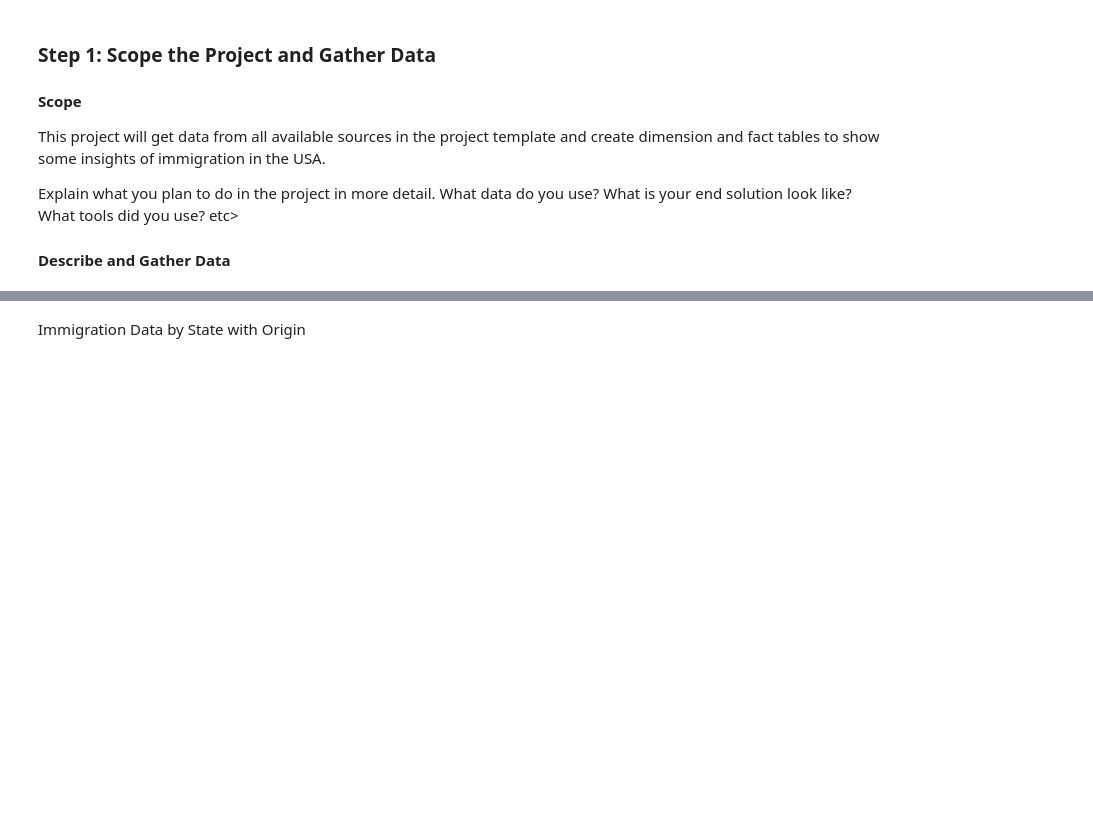
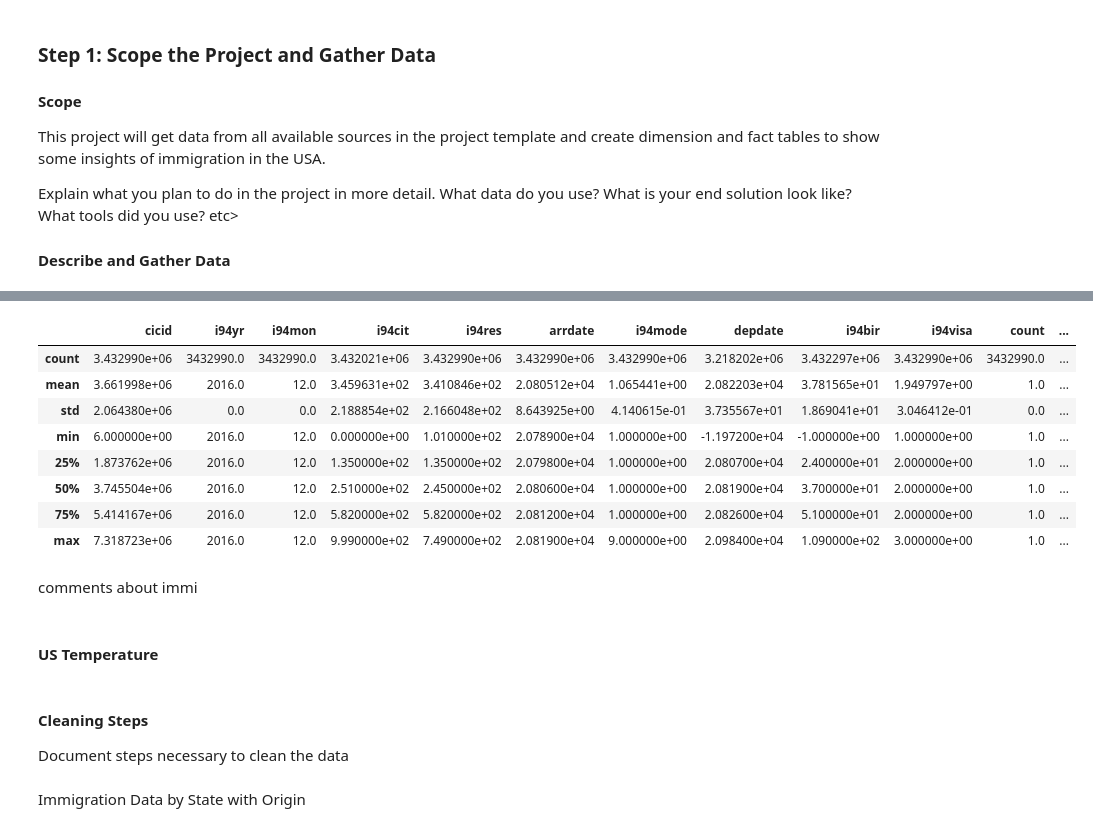
Before and after one commit to sbaezah/Udacity-Data-Engineering-Nanodegree, a Jupyter notebook: DEND-Capstone-Project/Capstone Project Template.ipynb, the cells around one changed output, grey strips where cells are left out. Cells and saved outputs as stored; diff of their text form; code cells hidden in the pictures; blank space fills up the shorter version.

Commit message:
Add files via upload
Reading data sources in dataframe and spark.

```diff
--- a/DEND-Capstone-Project/Capstone Project Template.ipynb
+++ b/DEND-Capstone-Project/Capstone Project Template.ipynb
@@ -82 +43,9 @@ df_temp.head()
+# %%
+df_demog = pd.read_csv("us-cities-demographics.csv", sep=";", header=0)
+
+df_airport = pd.read_csv("airport-codes_csv.csv", sep=",", header=0)
+
+df_temp = pd.read_csv("GlobalLandTemperaturesByState.csv", sep=",", header=0)
+
+df_immi = pd.read_sas("../../data/18-83510-I94-Data-2016/i94_dec16_sub.sas7bdat")
 # %% [markdown]
@@ -84,4 +52,0 @@ df_temp.head()
-# %%
-df_immi = pd.read_sas("../../data/18-83510-I94-Data-2016/i94_jun16_sub.sas7bdat")
-
-df_immi.head()
@@ -106,0 +128,19 @@ spark_sas_data=spark.read.format('com.github.saurfang.sas.spark').load("../../da
+# %%
+df_immi.describe()
+# %% [output]
+|  | cicid | i94yr | i94mon | i94cit | i94res | arrdate | i94mode | depdate | i94bir | i94visa | count | ... |
+| count | 3.432990e+06 | 3432990.0 | 3432990.0 | 3.432021e+06 | 3.432990e+06 | 3.432990e+06 | 3.432990e+06 | 3.218202e+06 | 3.432297e+06 | 3.432990e+06 | 3432990.0 | ... |
+| mean | 3.661998e+06 | 2016.0 | 12.0 | 3.459631e+02 | 3.410846e+02 | 2.080512e+04 | 1.065441e+00 | 2.082203e+04 | 3.781565e+01 | 1.949797e+00 | 1.0 | ... |
+| std | 2.064380e+06 | 0.0 | 0.0 | 2.188854e+02 | 2.166048e+02 | 8.643925e+00 | 4.140615e-01 | 3.735567e+01 | 1.869041e+01 | 3.046412e-01 | 0.0 | ... |
+| min | 6.000000e+00 | 2016.0 | 12.0 | 0.000000e+00 | 1.010000e+02 | 2.078900e+04 | 1.000000e+00 | -1.197200e+04 | -1.000000e+00 | 1.000000e+00 | 1.0 | ... |
+| 25% | 1.873762e+06 | 2016.0 | 12.0 | 1.350000e+02 | 1.350000e+02 | 2.079800e+04 | 1.000000e+00 | 2.080700e+04 | 2.400000e+01 | 2.000000e+00 | 1.0 | ... |
+| 50% | 3.745504e+06 | 2016.0 | 12.0 | 2.510000e+02 | 2.450000e+02 | 2.080600e+04 | 1.000000e+00 | 2.081900e+04 | 3.700000e+01 | 2.000000e+00 | 1.0 | ... |
+| 75% | 5.414167e+06 | 2016.0 | 12.0 | 5.820000e+02 | 5.820000e+02 | 2.081200e+04 | 1.000000e+00 | 2.082600e+04 | 5.100000e+01 | 2.000000e+00 | 1.0 | ... |
+| max | 7.318723e+06 | 2016.0 | 12.0 | 9.990000e+02 | 7.490000e+02 | 2.081900e+04 | 9.000000e+00 | 2.098400e+04 | 1.090000e+02 | 3.000000e+00 | 1.0 | ... |
+# %% [markdown]
+comments about immi
+# %% [markdown]
+#### US Temperature
+# %% [markdown]
+#### Cleaning Steps
+Document steps necessary to clean the data
```
Also changed, not shown: parts of 23 cells of this notebook.
